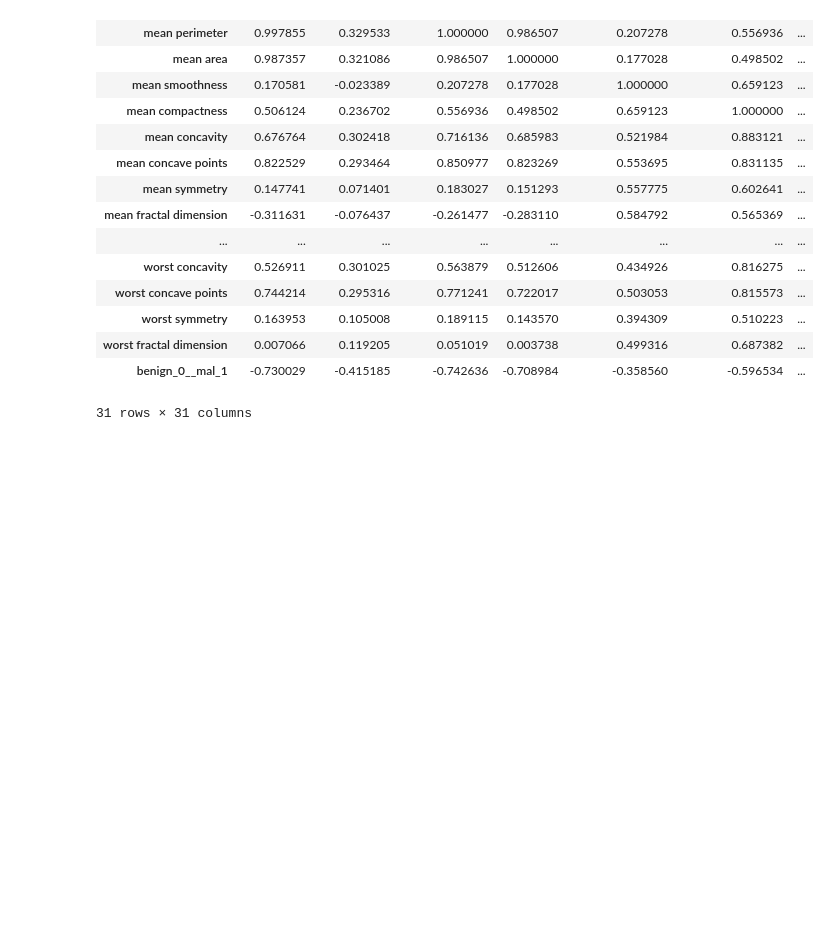
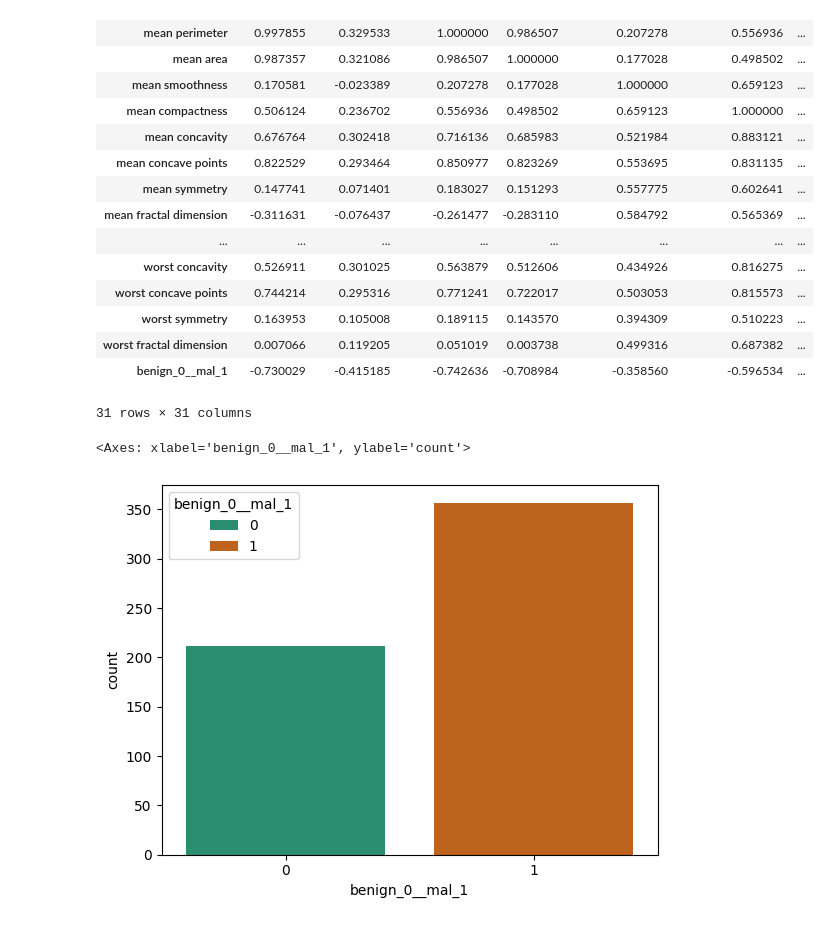
Before and after one commit to Sabbha20/ten-k-learn, a Jupyter notebook: 01 tensorflow-Keras/02 - Keras-Classification.ipynb, the cells around one changed output. Drawn from its saved outputs; the diff is of its cells as text; code cells hidden in the pictures; blank space fills up the shorter version.

```diff
--- a/01 tensorflow-Keras/02 - Keras-Classification.ipynb
+++ b/01 tensorflow-Keras/02 - Keras-Classification.ipynb
@@ -198,3 +200,8 @@ df.corr()
 | worst fractal dimension | 0.007066 | 0.119205 | 0.051019 | 0.003738 | 0.499316 | 0.687382 | ... |
 | benign_0__mal_1 | -0.730029 | -0.415185 | -0.742636 | -0.708984 | -0.358560 | -0.596534 | ... |
 31 rows × 31 columns
+# %%
+sns.countplot(data=df, x="benign_0__mal_1", palette="Dark2", hue='benign_0__mal_1')
+# %% [output]
+<Axes: xlabel='benign_0__mal_1', ylabel='count'>
+[figure, added]
```
Also changed, not shown: parts of 2 cells of this notebook.
